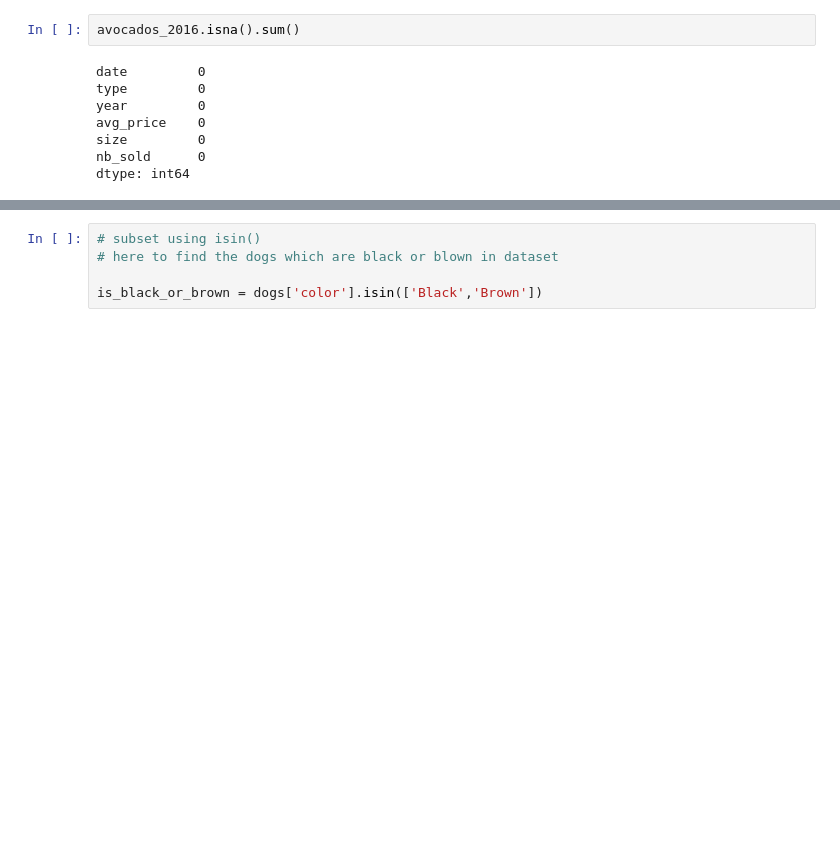
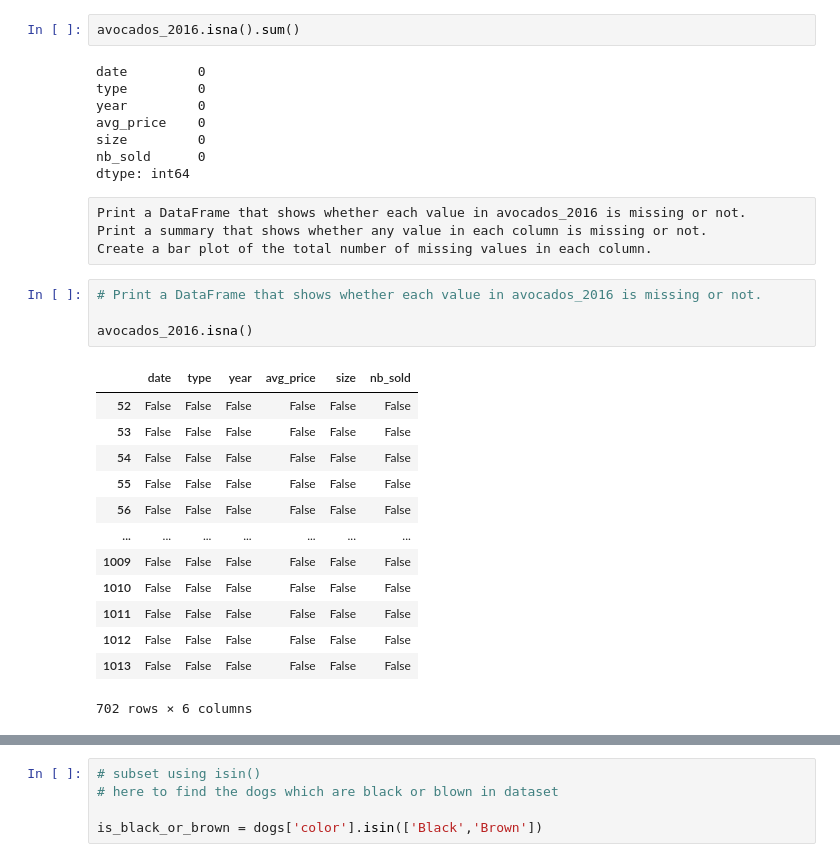
Before and after one commit to albertNSBM/Pandas_revision, a Jupyter notebook: Pandas_revision.ipynb, the cells around one changed output, grey strips where cells are left out. Saved outputs shown, nothing was run; the diff lists cells and outputs as text; blank space fills up the shorter version.

Commit message:
using isna method

```diff
--- a/Pandas_revision.ipynb
+++ b/Pandas_revision.ipynb
@@ -1146,3 +1146,25 @@ avg_price    0
 size         0
 nb_sold      0
 dtype: int64
+# %% [raw]
+Print a DataFrame that shows whether each value in avocados_2016 is missing or not.
+Print a summary that shows whether any value in each column is missing or not.
+Create a bar plot of the total number of missing values in each column.
+# %%
+# Print a DataFrame that shows whether each value in avocados_2016 is missing or not.
+
+avocados_2016.isna()
+# %% [output]
+|  | date | type | year | avg_price | size | nb_sold |
+| 52 | False | False | False | False | False | False |
+| 53 | False | False | False | False | False | False |
+| 54 | False | False | False | False | False | False |
+| 55 | False | False | False | False | False | False |
+| 56 | False | False | False | False | False | False |
+| ... | ... | ... | ... | ... | ... | ... |
+| 1009 | False | False | False | False | False | False |
+| 1010 | False | False | False | False | False | False |
+| 1011 | False | False | False | False | False | False |
+| 1012 | False | False | False | False | False | False |
+| 1013 | False | False | False | False | False | False |
+702 rows × 6 columns
```
Also changed, not shown: parts of 2 cells of this notebook.
